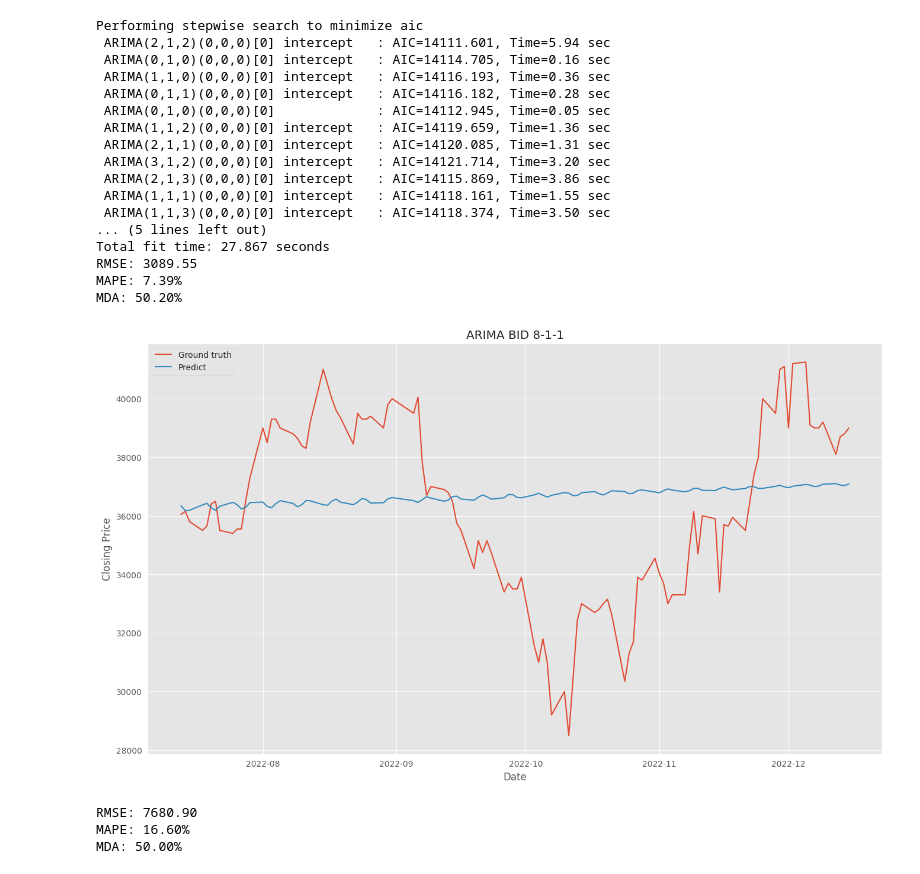
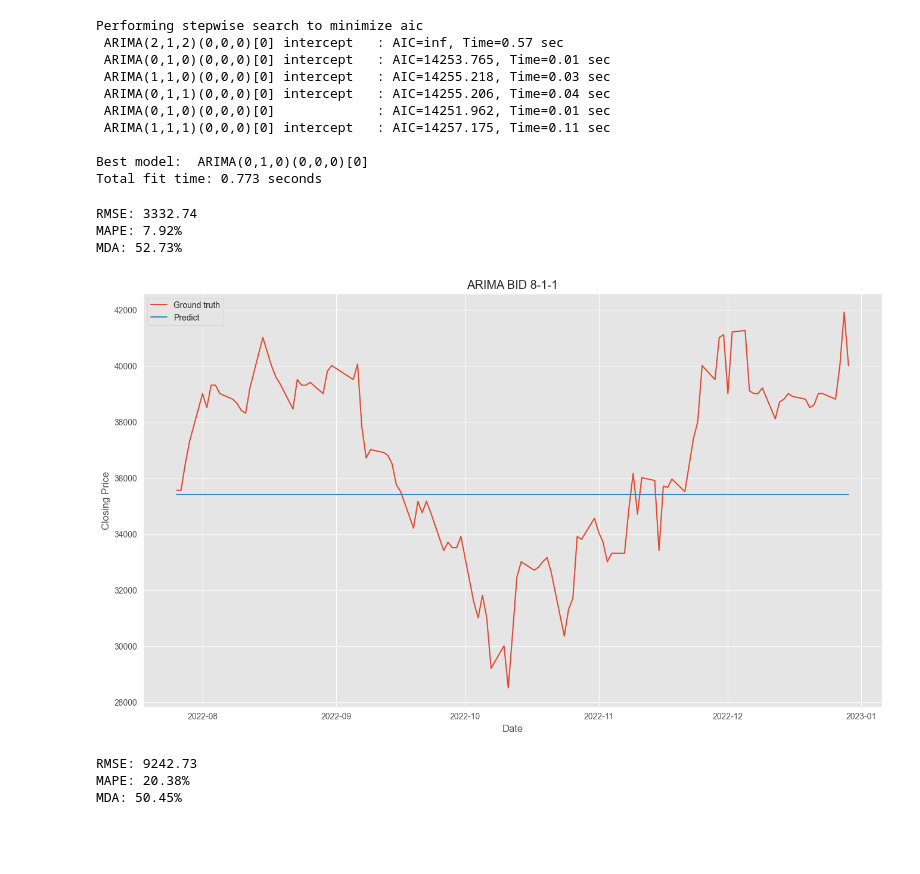
Before and after one commit to giahuy2610/IS403.N21.HTTT_Nhom10, a Jupyter notebook: ARIMA/BID/IS403_ARIMA_MODEL_BID_811_03062023.ipynb, the cells around one changed output. Drawn from its saved outputs; the diff is of its cells as text; code cells hidden in the pictures; blank space fills up the shorter version.

```diff
--- a/ARIMA/BID/IS403_ARIMA_MODEL_BID_811_03062023.ipynb
+++ b/ARIMA/BID/IS403_ARIMA_MODEL_BID_811_03062023.ipynb
@@ -175,5 +155,5 @@ def data_preprocessing(data_src, train_ratio, test_ratio, model_name):
 
   model =  arima_fit(train_data, test_data, val_data, model_name)
 # %%
-data_preprocessing('/content/BID Historical Data.csv', 0.8, 0.1, "ARIMA BID 8-1-1")
+data_preprocessing('BID-Historical-Data.csv', 0.8, 0.1, "ARIMA BID 8-1-1")
 # %% [output]
@@ -181,21 +161,17 @@ data_preprocessing('/content/BID Historical Data.csv', 0.8, 0.1, "ARIMA BID 8-1-
 Performing stepwise search to minimize aic
- ARIMA(2,1,2)(0,0,0)[0] intercept   : AIC=14111.601, Time=5.94 sec
- ARIMA(0,1,0)(0,0,0)[0] intercept   : AIC=14114.705, Time=0.16 sec
- ARIMA(1,1,0)(0,0,0)[0] intercept   : AIC=14116.193, Time=0.36 sec
- ARIMA(0,1,1)(0,0,0)[0] intercept   : AIC=14116.182, Time=0.28 sec
- ARIMA(0,1,0)(0,0,0)[0]             : AIC=14112.945, Time=0.05 sec
- ARIMA(1,1,2)(0,0,0)[0] intercept   : AIC=14119.659, Time=1.36 sec
- ARIMA(2,1,1)(0,0,0)[0] intercept   : AIC=14120.085, Time=1.31 sec
- ARIMA(3,1,2)(0,0,0)[0] intercept   : AIC=14121.714, Time=3.20 sec
- ARIMA(2,1,3)(0,0,0)[0] intercept   : AIC=14115.869, Time=3.86 sec
- ARIMA(1,1,1)(0,0,0)[0] intercept   : AIC=14118.161, Time=1.55 sec
- ARIMA(1,1,3)(0,0,0)[0] intercept   : AIC=14118.374, Time=3.50 sec
-... (5 lines left out)
-Total fit time: 27.867 seconds
-RMSE: 3089.55
-MAPE: 7.39%
-MDA: 50.20%
+ ARIMA(2,1,2)(0,0,0)[0] intercept   : AIC=inf, Time=0.57 sec
+ ARIMA(0,1,0)(0,0,0)[0] intercept   : AIC=14253.765, Time=0.01 sec
+ ARIMA(1,1,0)(0,0,0)[0] intercept   : AIC=14255.218, Time=0.03 sec
+ ARIMA(0,1,1)(0,0,0)[0] intercept   : AIC=14255.206, Time=0.04 sec
+ ARIMA(0,1,0)(0,0,0)[0]             : AIC=14251.962, Time=0.01 sec
+ ARIMA(1,1,1)(0,0,0)[0] intercept   : AIC=14257.175, Time=0.11 sec
+
+Best model:  ARIMA(0,1,0)(0,0,0)[0]
+Total fit time: 0.773 seconds
+RMSE: 3332.74
+MAPE: 7.92%
+MDA: 52.73%
-[figure, old version]
+[figure, new version]
-RMSE: 7680.90
-MAPE: 16.60%
-MDA: 50.00%
+RMSE: 9242.73
+MAPE: 20.38%
+MDA: 50.45%
```
Also changed, not shown: parts of 2 cells of this notebook, 50 other files.
